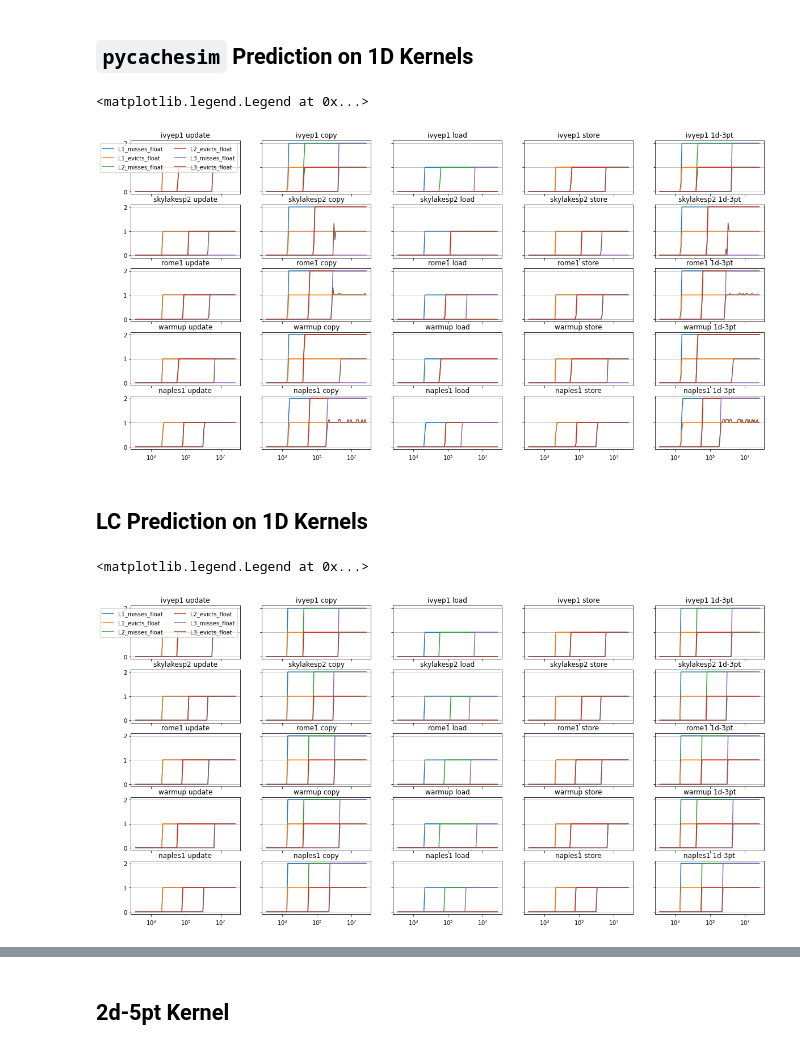
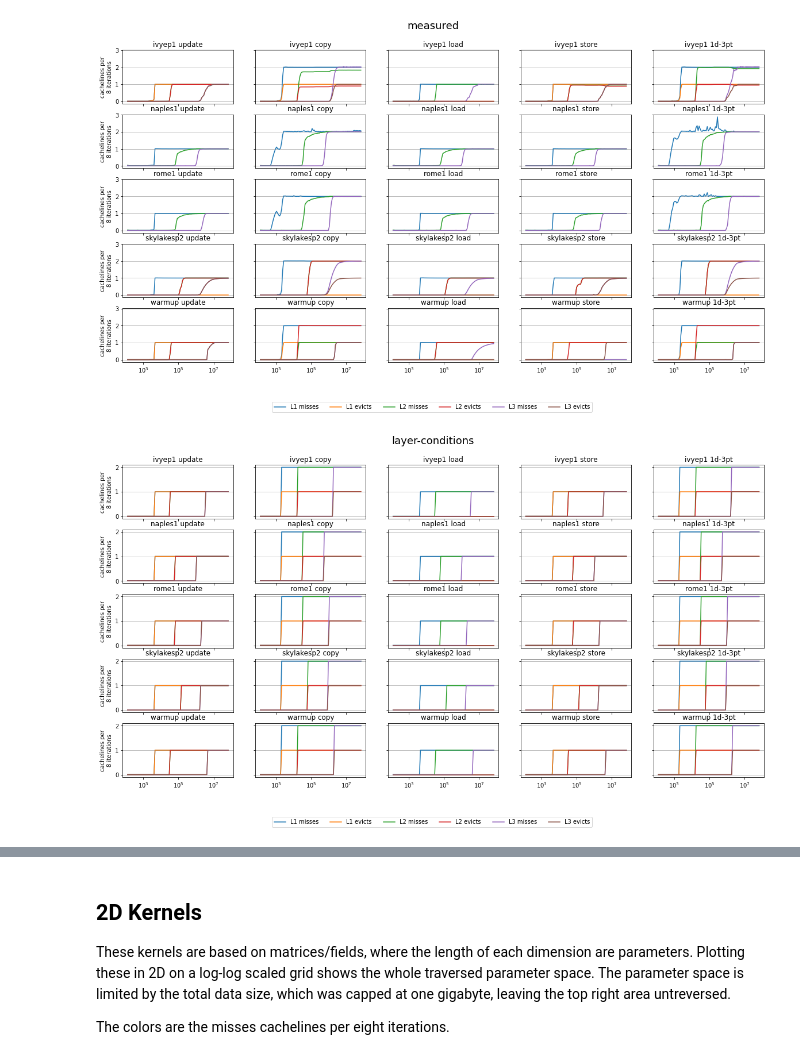
Before and after one commit to RRZE-HPC/pycachesim, a Jupyter notebook: validation/Analysis.ipynb, the cells around one changed output, grey strips where cells are left out. Drawn from its saved outputs; the diff is of its cells as text; code cells hidden in the pictures.

```diff
--- a/validation/Analysis.ipynb
+++ b/validation/Analysis.ipynb
@@ -109,44 +142,7 @@ axs[0,0].legend(ncol=2)
-# %% [markdown]
-## `pycachesim` Prediction on 1D Kernels
-# %%
-hosts = df.hostname.unique()
-kernels = ['update', 'copy', 'load', 'store', '1d-3pt']
-fig, axs = plt.subplots(len(hosts), len(kernels), squeeze=False, figsize=(20,10), sharex=True, sharey=True)
-for ih, h in enumerate(hosts):
-    for ik, k in enumerate(kernels):
-        df.query("source == 'pycachesim' and kernel == @k and hostname == @h").plot(
-            y=['{}_{}_float'.format(c, a) for c, a in itertools.product(
-            ['L1', 'L2', "L3"], ["misses", "evicts"])],
-            x='dimension_0',
-            xlabel='',
-            logx=True,
-            ax=axs[ih, ik],
-            legend=False,
-            title="{} {}".format(h, k))
-        axs[ih, ik].grid(axis='y')
-axs[0,0].legend(ncol=2)
-# %% [output]
-<matplotlib.legend.Legend at 0x...>
-[figure, removed]
-# %% [markdown]
-## LC Prediction on 1D Kernels
-# %%
-hosts = df.hostname.unique()
-kernels = ['update', 'copy', 'load', 'store', '1d-3pt']
-fig, axs = plt.subplots(len(hosts), len(kernels), squeeze=False, figsize=(20,10), sharex=True, sharey=True)
-for ih, h in enumerate(hosts):
-    for ik, k in enumerate(kernels):
-        df.query("source == 'layer-conditions' and kernel == @k and hostname == @h").plot(
-            y=['{}_{}_float'.format(c, a) for c, a in itertools.product(
-            ['L1', 'L2', "L3"], ["misses", "evicts"])],
-            x='dimension_0',
-            xlabel='',
-            logx=True,
-            ax=axs[ih, ik],
-            legend=False,
-            title="{} {}".format(h, k))
-        axs[ih, ik].grid(axis='y')
-axs[0,0].legend(ncol=2)
-# %% [output]
-<matplotlib.legend.Legend at 0x...>
-[figure, removed]
+# %%
+plot1d('measured')
+plot1d('layer-conditions')
+plot1d('pycachesim')
+# %% [output]
+[figure, added]
+[figure, added]
@@ -153,3 +150,8 @@ axs[0,0].legend(ncol=2)
+# %% [markdown]
+## 2D Kernels
+These kernels are based on matrices/fields, where the length of each dimension are parameters. Plotting these in 2D on a log-log scaled grid shows the whole traversed parameter space. The parameter space is limited by the total data size, which was capped at one gigabyte, leaving the top right area untreversed.
+
+The colors are the misses cachelines per eight iterations.
 # %%
 def build_const_int_cmap(vmin, vmax, consts=None, const_range=0.1, base_cmap='viridis', segments=512):
     """
@@ -262,2 +286,0 @@ def plot2derr(axsa, axsb):
-# %% [markdown]
-## 2d-5pt Kernel
```
Also changed, not shown: parts of 22 cells of this notebook.
